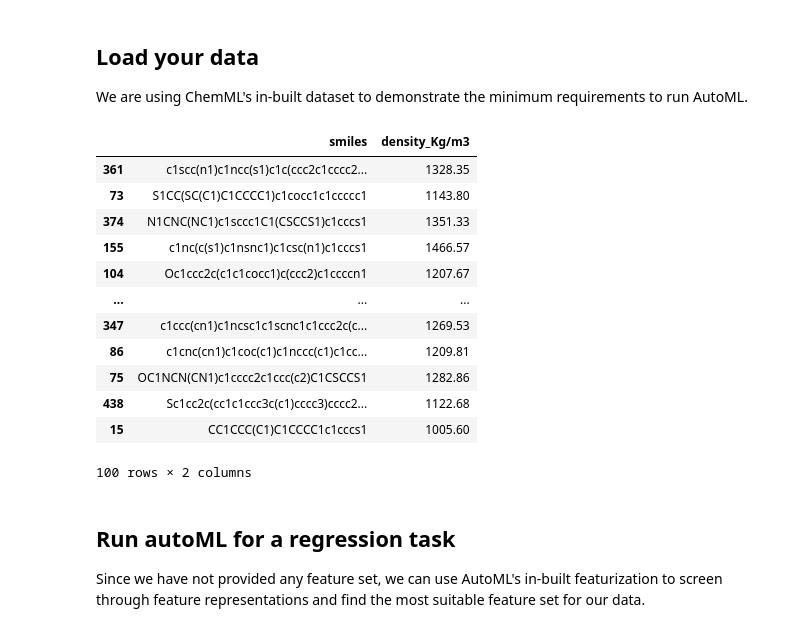
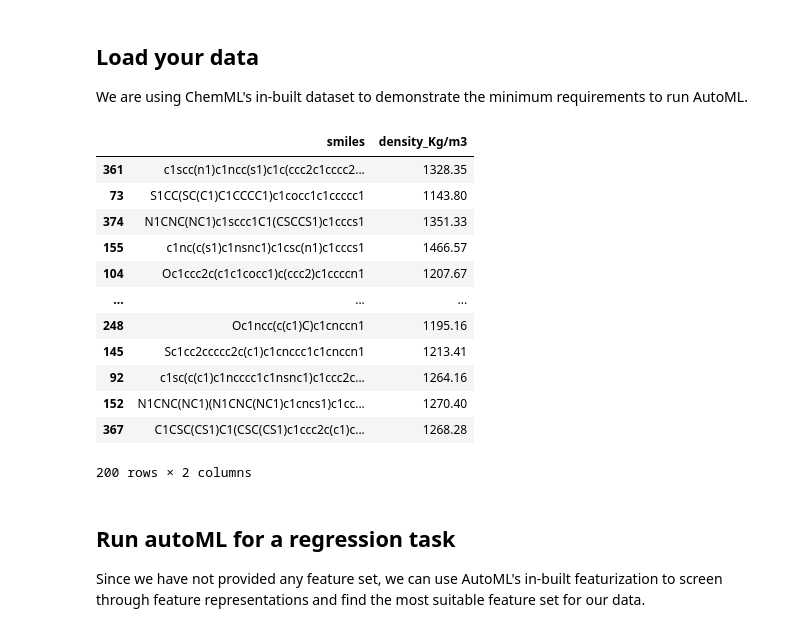
Before and after one commit to hachmannlab/chemml, a Jupyter notebook: docs/ipython_notebooks/autoML_regression.ipynb, the cells around one changed output. Drawn from its saved outputs; the diff is of its cells as text; code cells hidden in the pictures.

```diff
--- a/docs/ipython_notebooks/autoML_regression.ipynb
+++ b/docs/ipython_notebooks/autoML_regression.ipynb
@@ -49,22 +49,22 @@ from chemml.datasets import load_organic_density
 # %%
 molecules, target, dragon_subset = load_organic_density()
 df=pd.concat([molecules, target], axis=1)
-df = df.sample(100, random_state=42)
+df = df.sample(200, random_state=42)
 df
 # %% [output]
 |  | smiles | density_Kg/m3 |
 | 361 | c1scc(n1)c1ncc(s1)c1c(ccc2c1cccc2... | 1328.35 |
 | 73 | S1CC(SC(C1)C1CCCC1)c1cocc1c1ccccc1 | 1143.80 |
 | 374 | N1CNC(NC1)c1sccc1C1(CSCCS1)c1cccs1 | 1351.33 |
 | 155 | c1nc(c(s1)c1nsnc1)c1csc(n1)c1cccs1 | 1466.57 |
 | 104 | Oc1ccc2c(c1c1cocc1)c(ccc2)c1ccccn1 | 1207.67 |
 | ... | ... | ... |
-| 347 | c1ccc(cn1)c1ncsc1c1scnc1c1ccc2c(c... | 1269.53 |
-| 86 | c1cnc(cn1)c1coc(c1)c1nccc(c1)c1cc... | 1209.81 |
-| 75 | OC1NCN(CN1)c1cccc2c1ccc(c2)C1CSCCS1 | 1282.86 |
-| 438 | Sc1cc2c(cc1c1ccc3c(c1)cccc3)cccc2... | 1122.68 |
-| 15 | CC1CCC(C1)C1CCCC1c1cccs1 | 1005.60 |
+| 248 | Oc1ncc(c(c1)C)c1cnccn1 | 1195.16 |
+| 145 | Sc1cc2ccccc2c(c1)c1cnccc1c1cnccn1 | 1213.41 |
+| 92 | c1sc(c(c1)c1ncccc1c1nsnc1)c1ccc2c... | 1264.16 |
+| 152 | N1CNC(NC1)(N1CNC(NC1)c1cncs1)c1cc... | 1270.40 |
+| 367 | C1CSC(CS1)C1(CSC(CS1)c1ccc2c(c1)c... | 1268.28 |
-100 rows × 2 columns
+200 rows × 2 columns
 # %% [markdown]
 ## Run autoML for a regression task
 
```
Also changed, not shown: parts of 12 cells of this notebook, 18 other files.
